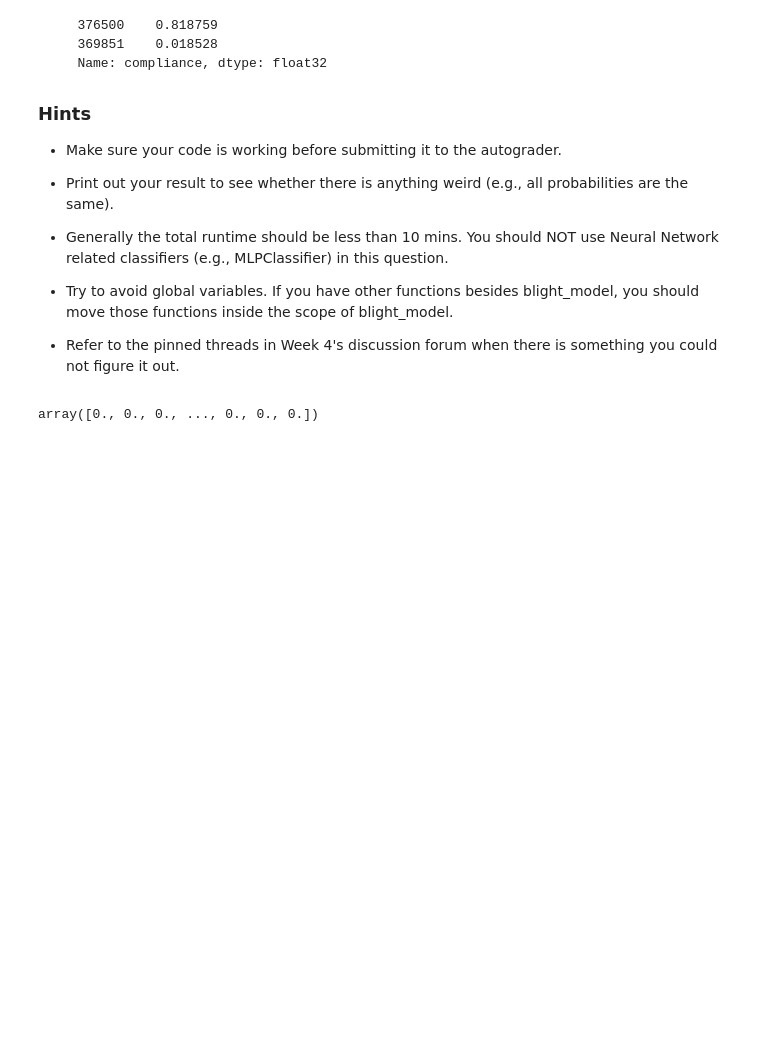
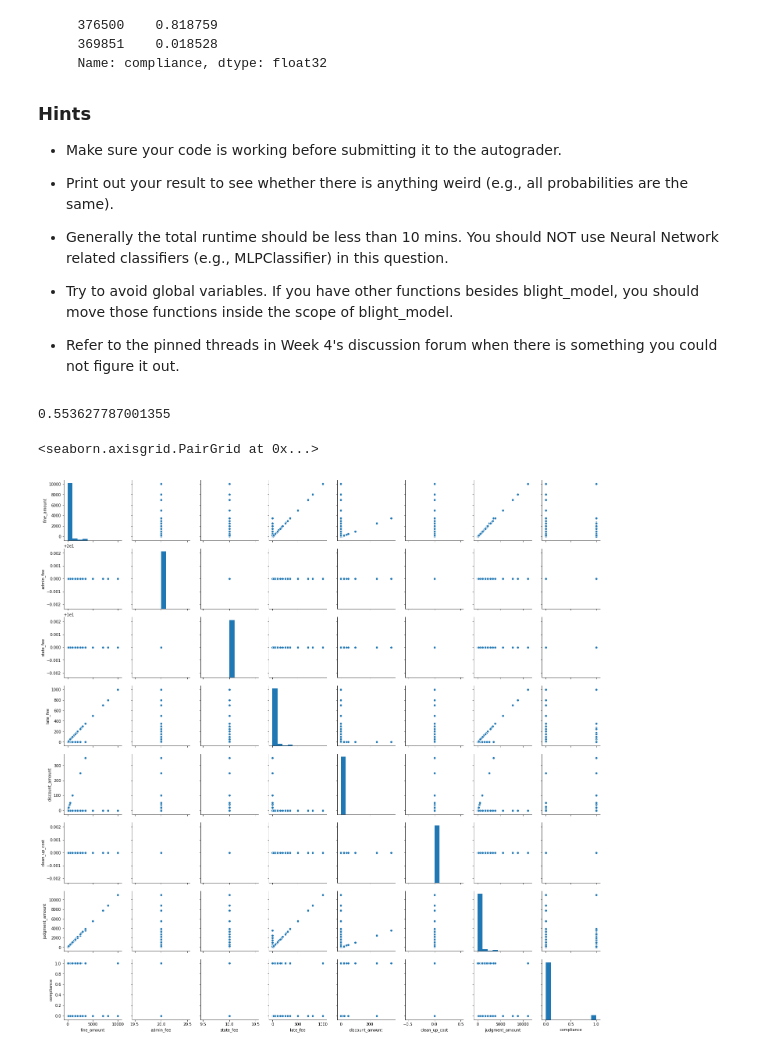
Before and after one commit to Pebeirao/Understanding-and-Predicting-Property-Maintenance-Fines, a Jupyter notebook: Assignment+4.ipynb, the cells around one changed output. Saved outputs shown, nothing was run; the diff lists cells and outputs as text; code cells hidden in the pictures; blank space fills up the shorter version.

Commit message:
Plot the attributes

```diff
--- a/Assignment+4.ipynb
+++ b/Assignment+4.ipynb
@@ -112,3 +112,40 @@ Example:
 * Try to avoid global variables. If you have other functions besides blight_model, you should move those functions inside the scope of blight_model.
 
 * Refer to the pinned threads in Week 4's discussion forum when there is something you could not figure it out.
+# %%
+def Data_cleaning():
+    import pandas as pd
+    import numpy as np
+
+    DF = pd.read_csv('Data/train.csv', encoding = "ISO-8859-1",low_memory=False)
+    # Atributes that doesnt exist on the test set or are NaN
+    # Exclude for the purpose of modeling
+
+    Attr_Only_TrainandNAN = ['payment_amount','payment_date','payment_status',
+                          'balance_due','collection_status',
+                          'violation_zip_code','mailing_address_str_number',
+                          'violation_street_number']
+
+    # drop this Attributes from the data
+
+    DF_Clean = DF.drop(Attr_Only_TrainandNAN, axis = 1)
+
+    # List of the attributes that are categorical
+
+    List_AttrObjects = DF_Clean.select_dtypes(include=['object']).columns
+
+    # drop the Attributes that are object to facilitate
+
+    DF_Clean = DF_Clean.drop(List_AttrObjects, axis = 1)
+
+    # drop NAN
+
+    DF_Clean = DF_Clean.dropna()
+
+    # set ticket id as index
+
+    DF_Clean = DF_Clean.set_index('ticket_id')
+
+    return DF_Clean
+
+#Data_cleaning(DF_Ticket)
@@ -115,3 +168,33 @@ Example:
+# %%
+from sklearn.tree import DecisionTreeClassifier
+from sklearn.model_selection import train_test_split
+from sklearn import metrics
+from sklearn.model_selection import cross_val_score
+from sklearn.model_selection import cross_validate
+from sklearn.model_selection import GridSearchCV
+from sklearn.model_selection import cross_val_predict
+
+# Tree Parameters
+tree_para = {'criterion':['gini','entropy'],'max_depth':[4,5,6,7,8,9,10,11,12,15,20,30,40,50,70,90,120,150]}
+
+# gridsearch for the best model train data for decesion tree
+
+clf = GridSearchCV(DecisionTreeClassifier(random_state=0), tree_para, cv=5, return_train_score = True, scoring='roc_auc')
+
+#cross validation score
+
+scores = cross_val_score(clf, X_train, y_train, cv=5, scoring='roc_auc')
+
+
+# fit the algorithm in the training data
+clf_fit = clf.fit(X_train,y_train)
+
+#Predict the response for test dataset
+y_pred = clf_fit.predict(X_test)
+
+metrics.roc_auc_score(y_test, y_pred)
+# %% [output]
+0.553627787001355
 # %%
 
 def blight_model(DF, target_values):
@@ -189,7 +269,3 @@ def blight_model(DF, target_values):
 # %%
 import pandas as pd
 DF_Ticket = pd.read_csv('Data/train.csv', encoding = "ISO-8859-1",low_memory=False)
-
-blight_model(DF_Ticket, 'compliance')
-# %% [output]
-array([0., 0., 0., ..., 0., 0., 0.])
@@ -200,0 +272,8 @@ array([0., 0., 0., ..., 0., 0., 0.])
+# %%
+# Seaborn visualization library
+import seaborn as sns
+# Create the default pairplot
+sns.pairplot(Data_cleaning())
+# %% [output]
+<seaborn.axisgrid.PairGrid at 0x...>
+[figure, added]
```
Also changed, not shown: parts of 5 cells of this notebook.
